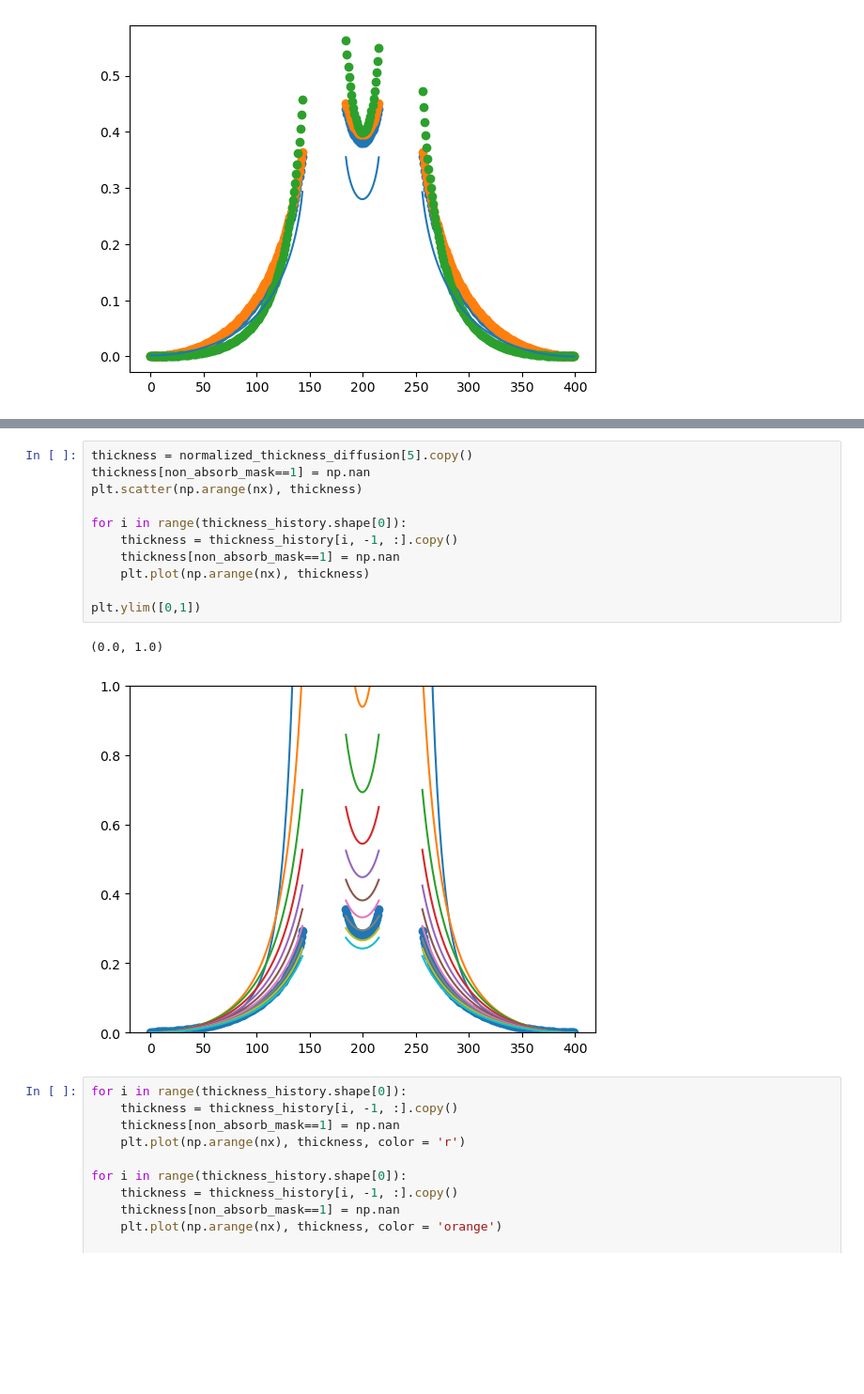
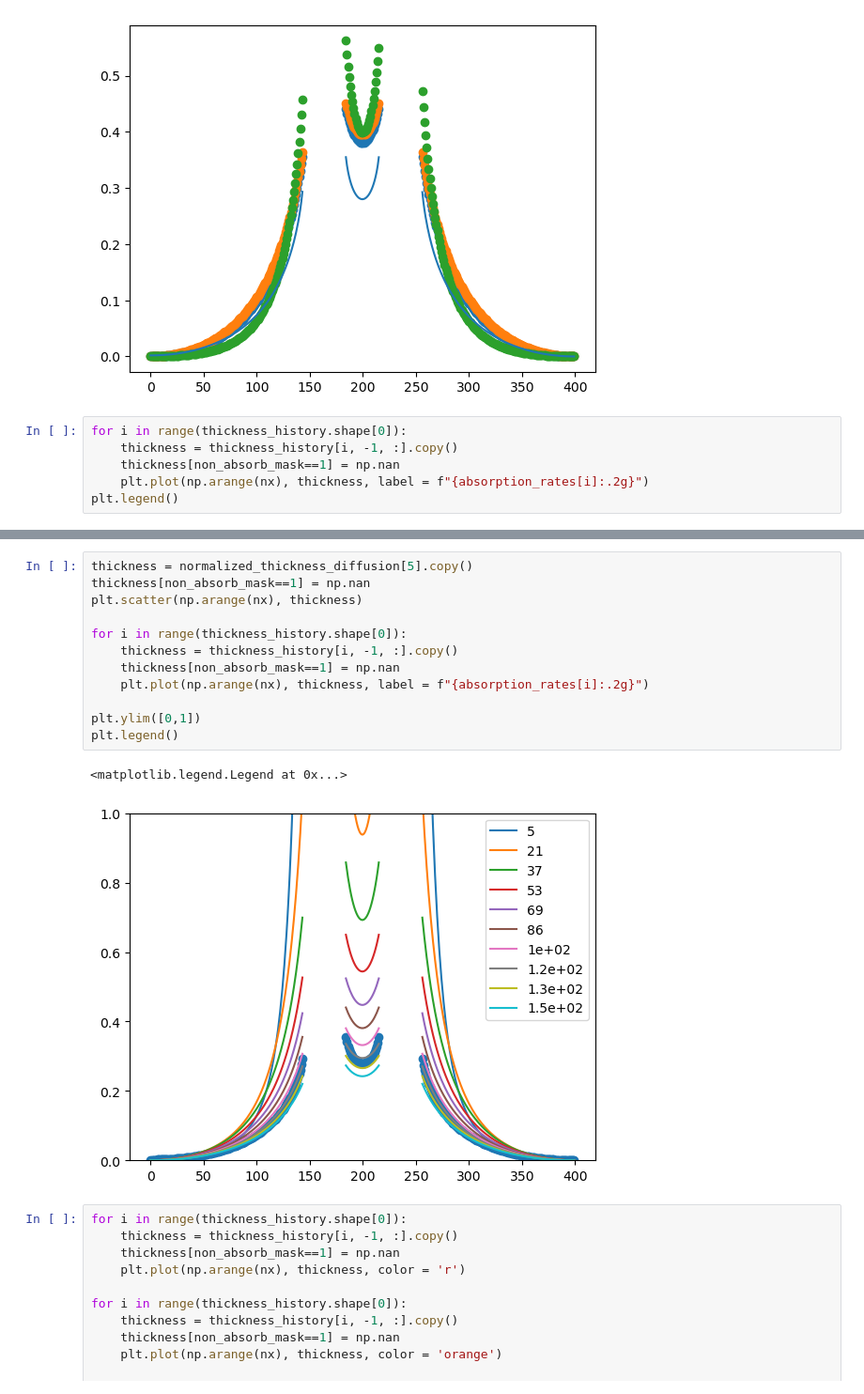
Before and after one commit to yuchenyan0107/LBM_Diffusion, a Jupyter notebook: cupy_compatible/profile_analysis.ipynb, the cells around one changed output, grey strips where cells are left out. Shown at 94% size. Cells and saved outputs as stored; diff of their text form; blank space fills up the shorter version.

```diff
--- a/cupy_compatible/profile_analysis.ipynb
+++ b/cupy_compatible/profile_analysis.ipynb
@@ -97,3 +102,9 @@ plt.plot(np.arange(nx), thickness)
 # %% [output]
 [<matplotlib.lines.Line2D at 0x...>]
 [figure]
+# %%
+for i in range(thickness_history.shape[0]):
+    thickness = thickness_history[i, -1, :].copy()
+    thickness[non_absorb_mask==1] = np.nan
+    plt.plot(np.arange(nx), thickness, label = f"{absorption_rates[i]:.2g}")
+plt.legend()
@@ -100,17 +114,18 @@ plt.plot(np.arange(nx), thickness)
 # %%
 thickness = normalized_thickness_diffusion[5].copy()
 thickness[non_absorb_mask==1] = np.nan
 plt.scatter(np.arange(nx), thickness)
 
 for i in range(thickness_history.shape[0]):
     thickness = thickness_history[i, -1, :].copy()
     thickness[non_absorb_mask==1] = np.nan
-    plt.plot(np.arange(nx), thickness)
+    plt.plot(np.arange(nx), thickness, label = f"{absorption_rates[i]:.2g}")
 
 plt.ylim([0,1])
+plt.legend()
 # %% [output]
-(0.0, 1.0)
+<matplotlib.legend.Legend at 0x...>
-[figure, old version]
+[figure, new version]
 # %%
 for i in range(thickness_history.shape[0]):
     thickness = thickness_history[i, -1, :].copy()
```
Also changed, not shown: parts of 12 cells of this notebook, 7 other files.
